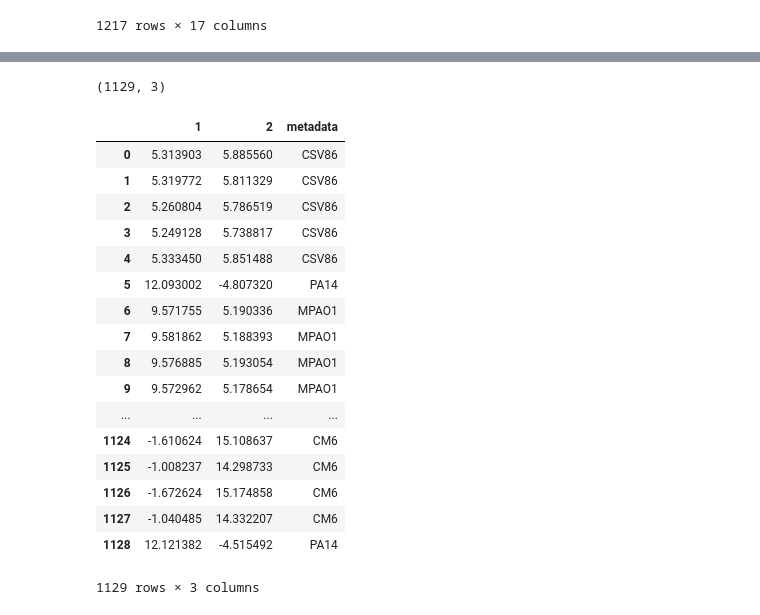
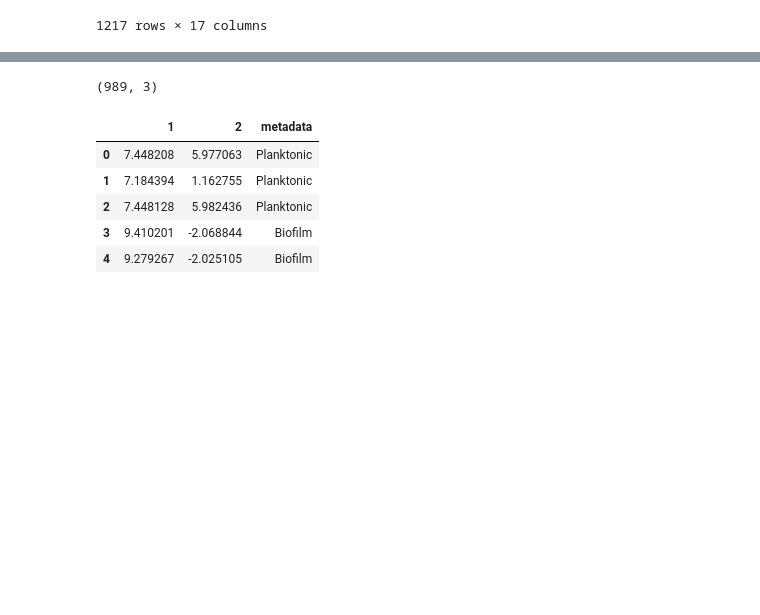
Before and after one commit to greenelab/Pseudomonas_latent_spaces, a Jupyter notebook: scripts/0_process_data.ipynb, the cells around one changed output, grey strips where cells are left out. Drawn from its saved outputs; the diff is of its cells as text; code cells hidden in the pictures; blank space fills up the shorter version.

Commit message:
update process script to visualize data clustering using UMAP

```diff
--- a/scripts/0_process_data.ipynb
+++ b/scripts/0_process_data.ipynb
@@ -25,11 +36,11 @@ You can access Timestamp as pandas.Timestamp
 # %%
 # Load arguments
-data_file = os.path.join(os.path.dirname(os.getcwd()), "data", "all-pseudomonas-gene.zip")
-normalized_data_file = os.path.join(os.path.dirname(os.getcwd()), "data", "all-pseudomonas-gene-normalized.zip")
+data_file = os.path.join(os.path.dirname(os.getcwd()), "data", "Pa_compendium_02.22.2014.pcl")
+normalized_data_file = os.path.join(os.path.dirname(os.getcwd()), "data", "train_set_normalized.pcl")
 metadata_file = os.path.join(os.path.dirname(os.getcwd()), "metadata", "sample_annotations.tsv")
 # %%
 # Read in data
-data = pd.read_table(data_file, header=0, sep='\t', index_col=0, compression='zip').T
+data = pd.read_table(data_file, header=0, sep='\t', index_col=0).T
 data.head(5)
 # %% [output]
 |  | PA0001 | PA0002 | PA0003 | PA0004 | PA0005 | PA0006 | PA0007 | PA0008 | PA0009 | PA0010 | ... | ... |
@@ -66,6 +91,10 @@ metadata
 # %%
 # Select metadata field
-metadata_field = 'strain'
+# Choices:  medium
+#           strain
+#           growth_setting_1
+#           experiment
+metadata_field = 'growth_setting_1'
 metadata_selected = metadata[metadata_field].to_frame()
 
 metadata_selected.head(5)
@@ -80,5 +234,5 @@ metadata_selected.head(5)
 # %%
-data_labeled = data.merge(metadata_selected, left_index=True, right_index=True, how='inner')
+data_labeled = data.merge(metadata_selected_labeled, left_index=True, right_index=True, how='inner')
 print(data_labeled.shape)
 data_labeled.head(5)
 # %% [output]
@@ -93,27 +247,15 @@ data_labeled.head(5)
 # %%
 # UMAP embedding of raw gene space data
 embedding = umap.UMAP().fit_transform(data_labeled.iloc[:,1:-1])
 embedding_df = pd.DataFrame(data=embedding, columns=['1','2'])
 embedding_df['metadata'] = list(data_labeled[metadata_field])
 print(embedding_df.shape)
-embedding_df
+embedding_df.head(5)
 # %% [output]
-(1129, 3)
+(989, 3)
 |  | 1 | 2 | metadata |
-| 0 | 5.313903 | 5.885560 | CSV86 |
-| 1 | 5.319772 | 5.811329 | CSV86 |
-| 2 | 5.260804 | 5.786519 | CSV86 |
-| 3 | 5.249128 | 5.738817 | CSV86 |
-| 4 | 5.333450 | 5.851488 | CSV86 |
-| 5 | 12.093002 | -4.807320 | PA14 |
-| 6 | 9.571755 | 5.190336 | MPAO1 |
-| 7 | 9.581862 | 5.188393 | MPAO1 |
-| 8 | 9.576885 | 5.193054 | MPAO1 |
-| 9 | 9.572962 | 5.178654 | MPAO1 |
-| ... | ... | ... | ... |
-| 1124 | -1.610624 | 15.108637 | CM6 |
-| 1125 | -1.008237 | 14.298733 | CM6 |
-| 1126 | -1.672624 | 15.174858 | CM6 |
-| 1127 | -1.040485 | 14.332207 | CM6 |
-| 1128 | 12.121382 | -4.515492 | PA14 |
+| 0 | 7.448208 | 5.977063 | Planktonic |
+| 1 | 7.184394 | 1.162755 | Planktonic |
+| 2 | 7.448128 | 5.982436 | Planktonic |
+| 3 | 9.410201 | -2.068844 | Biofilm |
+| 4 | 9.279267 | -2.025105 | Biofilm |
-1129 rows × 3 columns
```
Also changed, not shown: parts of 19 cells of this notebook, 1 other file.
